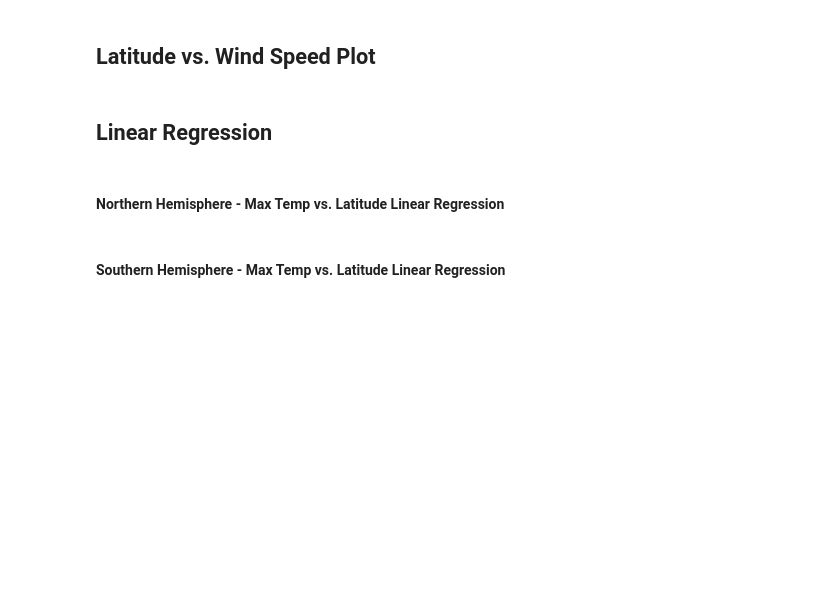
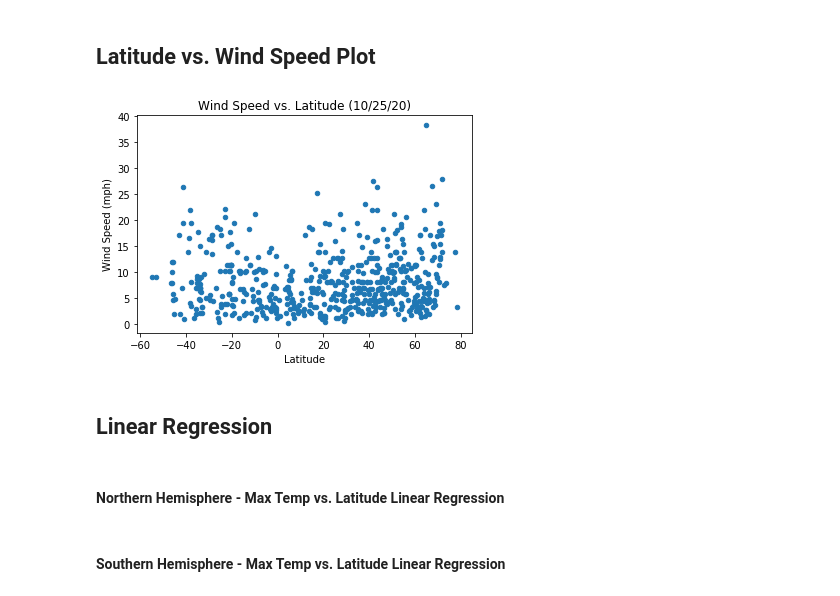
Before and after one commit to madhuvenkidusamy/python-api-challenge, a Jupyter notebook: WeatherPy/WeatherPy.ipynb, the cells around one changed output. Saved outputs shown, nothing was run; the diff lists cells and outputs as text; code cells hidden in the pictures; blank space fills up the shorter version.

```diff
--- a/WeatherPy/WeatherPy.ipynb
+++ b/WeatherPy/WeatherPy.ipynb
@@ -175,5 +205,12 @@ Skip this step if there are no cities that have humidity > 100%.
 # %% [markdown]
 ## Latitude vs. Wind Speed Plot
+# %%
+cities_df.plot(kind = 'scatter', x = 'Latitude', y = "Wind Speed", title = "Wind Speed vs. Latitude (10/25/20)")
+plt.ylabel("Wind Speed (mph)")
+plt.savefig('lat_wind.png')
+plt.show()
+# %% [output]
+[figure, added]
 # %% [markdown]
 ## Linear Regression
 # %% [markdown]
```
Also changed, not shown: parts of 7 cells of this notebook, 9 other files.
